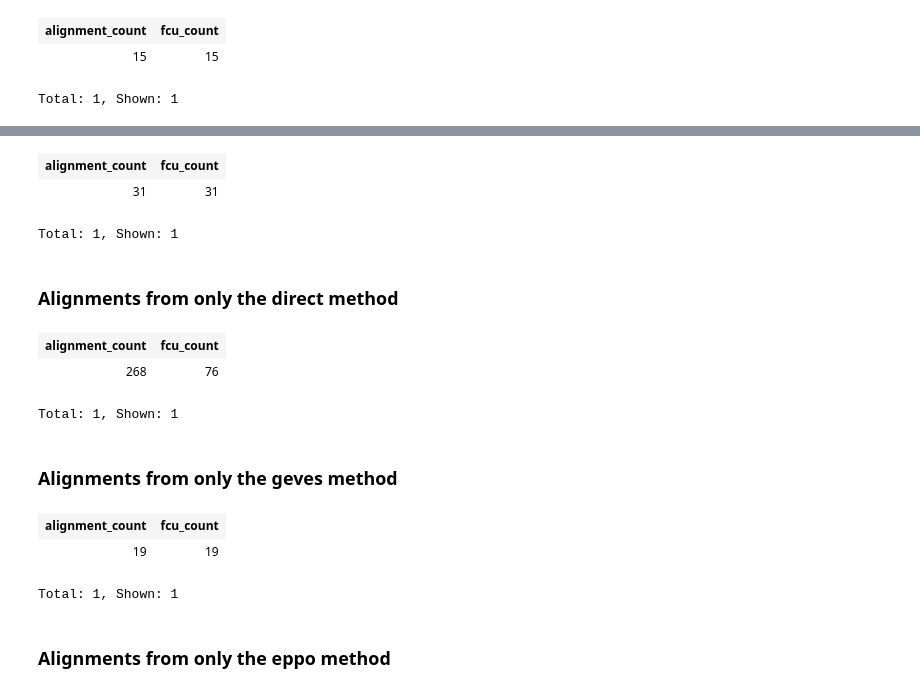
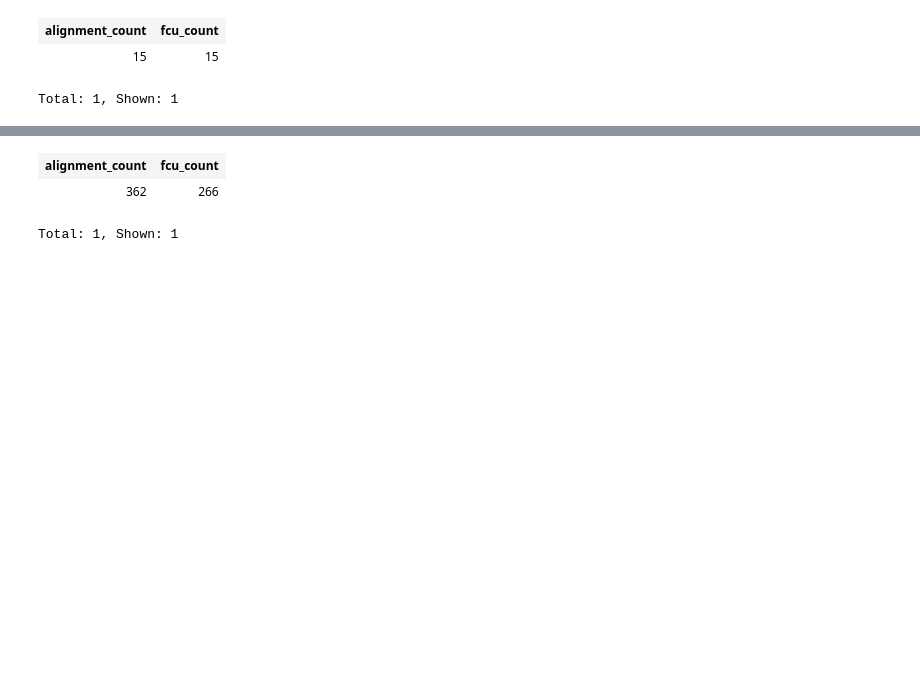
Before and after one commit to Wimmics/d2kab-alignments, a Jupyter notebook: precision/query-alignments.ipynb, the cells around one changed output, grey strips where cells are left out. Saved outputs shown, nothing was run; the diff lists cells and outputs as text; code cells hidden in the pictures; blank space fills up the shorter version.

```diff
--- a/precision/query-alignments.ipynb
+++ b/precision/query-alignments.ipynb
@@ -196,57 +237,17 @@ Total: 1, Shown: 1
 # %%
 select (count(distinct *) as ?alignment_count) (count(distinct ?fcu) as ?fcu_count) where {
 
     service <http://graph.i3s.unice.fr/repositories/taxref-ld> {
         select distinct *
         from <http://taxref.mnhn.fr/lod/graph/alignment-fcu-precision>
         where {
-            ?fcu <http://taxref.mnhn.fr/lod/property/candidateAlignment_geves> ?taxon.
             ?fcu <http://taxref.mnhn.fr/lod/property/candidateAlignment_eppo> ?taxon.
-            filter not exists { ?fcu <http://taxref.mnhn.fr/lod/property/candidateAlignment_direct> ?taxon. }
+            #filter not exists { ?fcu <http://taxref.mnhn.fr/lod/property/candidateAlignment_geves> ?taxon. }
+            #filter not exists { ?fcu <http://taxref.mnhn.fr/lod/property/candidateAlignment_direct> ?taxon. }
         }
     }
 }  order by ?fcu
 # %% [output]
 | alignment_count | fcu_count |
-| 31 | 31 |
+| 362 | 266 |
 Total: 1, Shown: 1
-# %% [markdown]
-### Alignments from only the **direct** method
-# %%
-select (count(distinct *) as ?alignment_count) (count(distinct ?fcu) as ?fcu_count) where {
-
-    service <http://graph.i3s.unice.fr/repositories/taxref-ld> {
-        select distinct *
-        from <http://taxref.mnhn.fr/lod/graph/alignment-fcu-precision>
-        where {
-            ?fcu <http://taxref.mnhn.fr/lod/property/candidateAlignment_direct> ?taxon.
-            filter not exists { ?fcu <http://taxref.mnhn.fr/lod/property/candidateAlignment_geves> ?taxon. }
-            filter not exists { ?fcu <http://taxref.mnhn.fr/lod/property/candidateAlignment_eppo> ?taxon. }
-        }
-    }
-}  order by ?fcu
-# %% [output]
-| alignment_count | fcu_count |
-| 268 | 76 |
-Total: 1, Shown: 1
-# %% [markdown]
-### Alignments from only the **geves** method
-# %%
-select (count(distinct *) as ?alignment_count) (count(distinct ?fcu) as ?fcu_count) where {
-
-    service <http://graph.i3s.unice.fr/repositories/taxref-ld> {
-        select distinct *
-        from <http://taxref.mnhn.fr/lod/graph/alignment-fcu-precision>
-        where {
-            ?fcu <http://taxref.mnhn.fr/lod/property/candidateAlignment_geves> ?taxon.
-            filter not exists { ?fcu <http://taxref.mnhn.fr/lod/property/candidateAlignment_direct> ?taxon. }
-            filter not exists { ?fcu <http://taxref.mnhn.fr/lod/property/candidateAlignment_eppo> ?taxon. }
-        }
-    }
-}  order by ?fcu
-# %% [output]
-| alignment_count | fcu_count |
-| 19 | 19 |
-Total: 1, Shown: 1
-# %% [markdown]
-### Alignments from only the **eppo** method
```
Also changed, not shown: parts of 13 cells of this notebook, 1 other file.
